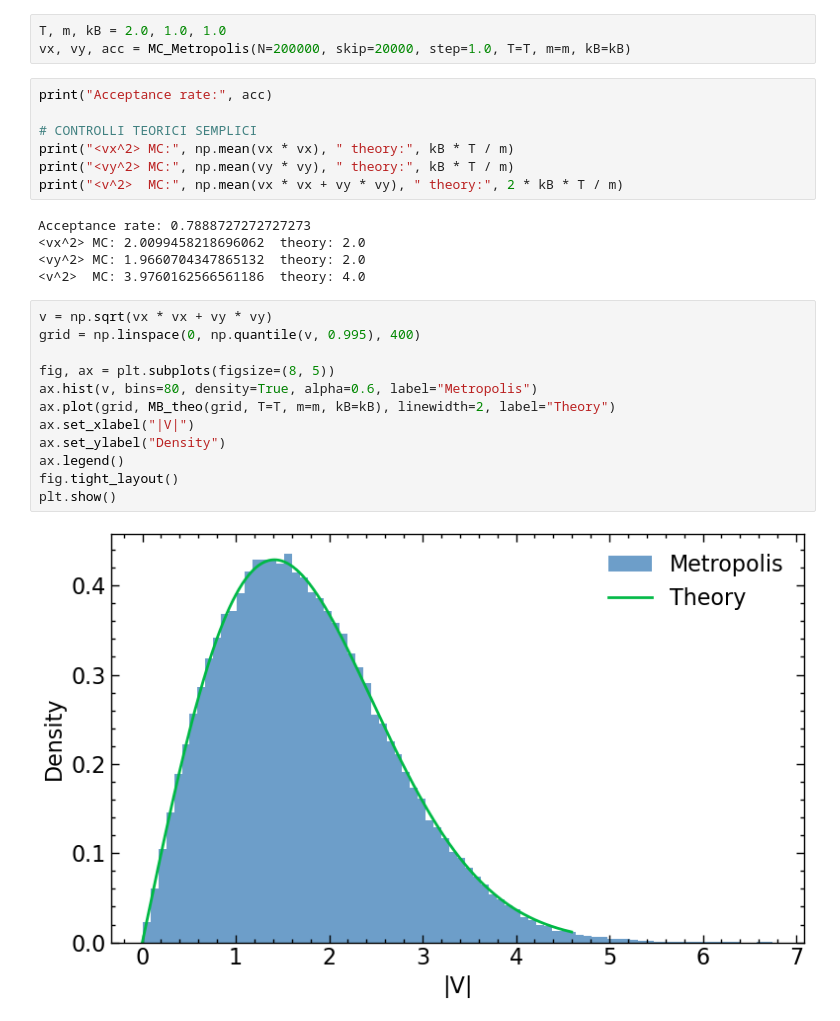
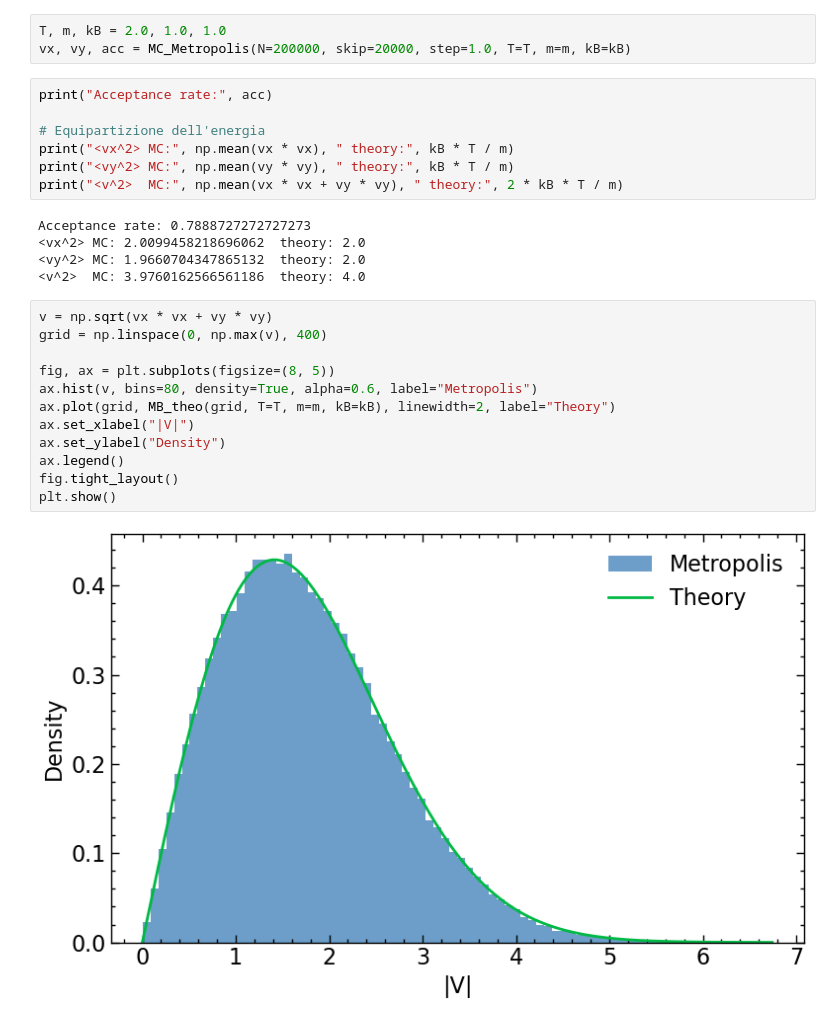
Before and after one commit to AlessandroSerra/FFC_2025, a Jupyter notebook: Lezione_16-12/MC_Metropolis.ipynb, the cells around one changed output. Cells and saved outputs as stored; diff of their text form.

```diff
--- a/Lezione_16-12/MC_Metropolis.ipynb
+++ b/Lezione_16-12/MC_Metropolis.ipynb
@@ -99,7 +102,7 @@ vx, vy, acc = MC_Metropolis(N=200000, skip=20000, step=1.0, T=T, m=m, kB=kB)
 # %%
 print("Acceptance rate:", acc)
 
-# CONTROLLI TEORICI SEMPLICI
+# Equipartizione dell'energia
 print("<vx^2> MC:", np.mean(vx * vx), " theory:", kB * T / m)
 print("<vy^2> MC:", np.mean(vy * vy), " theory:", kB * T / m)
 print("<v^2>  MC:", np.mean(vx * vx + vy * vy), " theory:", 2 * kB * T / m)
@@ -110,15 +113,15 @@ Acceptance rate: 0.7888727272727273
 <v^2>  MC: 3.9760162566561186  theory: 4.0
 # %%
 v = np.sqrt(vx * vx + vy * vy)
-grid = np.linspace(0, np.quantile(v, 0.995), 400)
+grid = np.linspace(0, np.max(v), 400)
 
 fig, ax = plt.subplots(figsize=(8, 5))
 ax.hist(v, bins=80, density=True, alpha=0.6, label="Metropolis")
 ax.plot(grid, MB_theo(grid, T=T, m=m, kB=kB), linewidth=2, label="Theory")
 ax.set_xlabel("|V|")
 ax.set_ylabel("Density")
 ax.legend()
 fig.tight_layout()
 plt.show()
 # %% [output]
-[figure, old version]
+[figure, new version]
```
Also changed, not shown: parts of 1 cell of this notebook.
